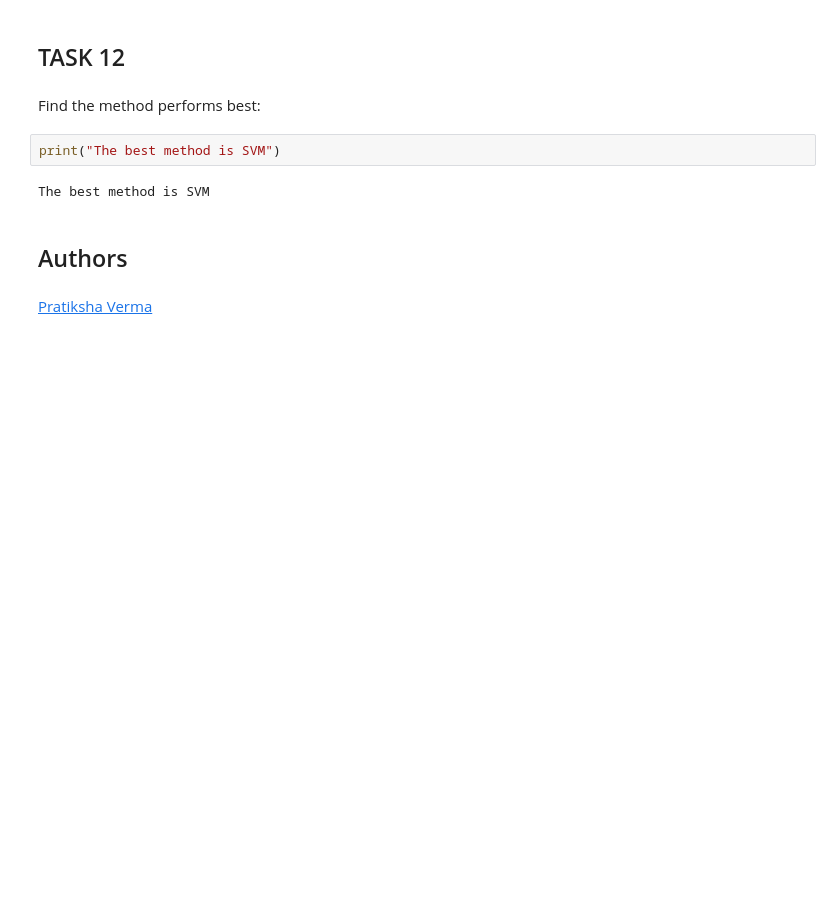
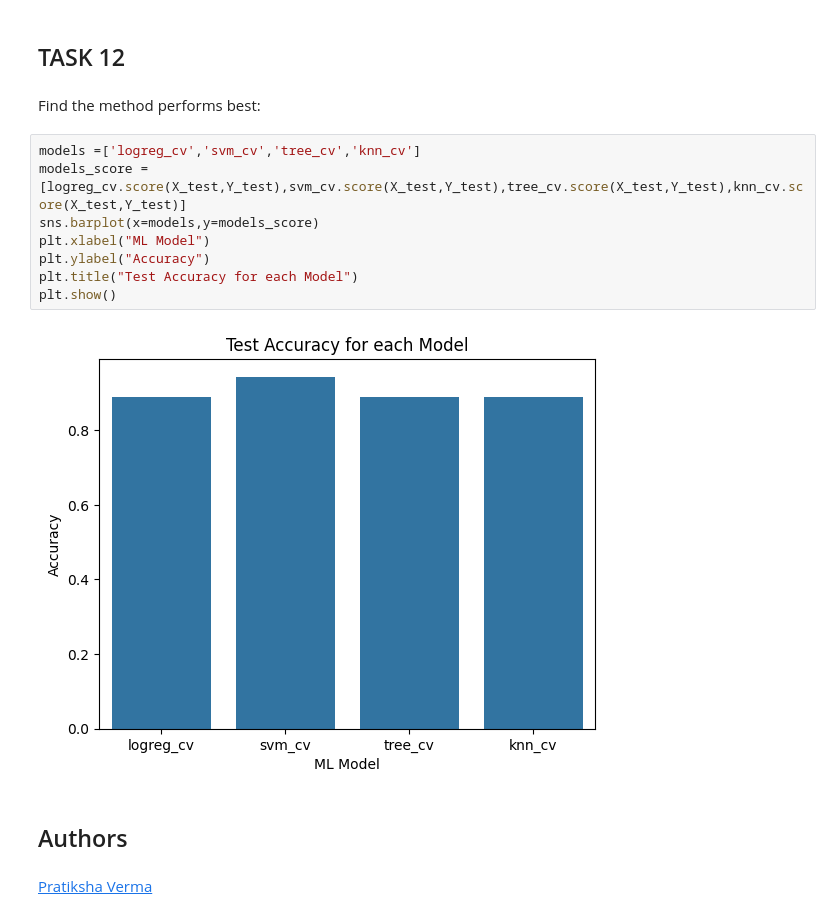
Before and after one commit to MitiMar14/IBM-Data-Science, a Jupyter notebook: 7_capstone(ML).ipynb, the cells around one changed output. Cells and saved outputs as stored; diff of their text form; blank space fills up the shorter version.

```diff
--- a/7_capstone(ML).ipynb
+++ b/7_capstone(ML).ipynb
@@ -367,10 +375,16 @@ plot_confusion_matrix(Y_test,yhat)
 ## TASK  12
 # %% [markdown]
 Find the method performs best:
-# %%
-print("The best method is SVM")
-# %% [output]
-The best method is SVM
+# %%
+models =['logreg_cv','svm_cv','tree_cv','knn_cv']
+models_score =[logreg_cv.score(X_test,Y_test),svm_cv.score(X_test,Y_test),tree_cv.score(X_test,Y_test),knn_cv.score(X_test,Y_test)]
+sns.barplot(x=models,y=models_score)
+plt.xlabel("ML Model")
+plt.ylabel("Accuracy")
+plt.title("Test Accuracy for each Model")
+plt.show()
+# %% [output]
+[figure, added]
 # %% [markdown]
 ## Authors
 # %% [markdown]
```
Also changed, not shown: parts of 6 cells of this notebook.
